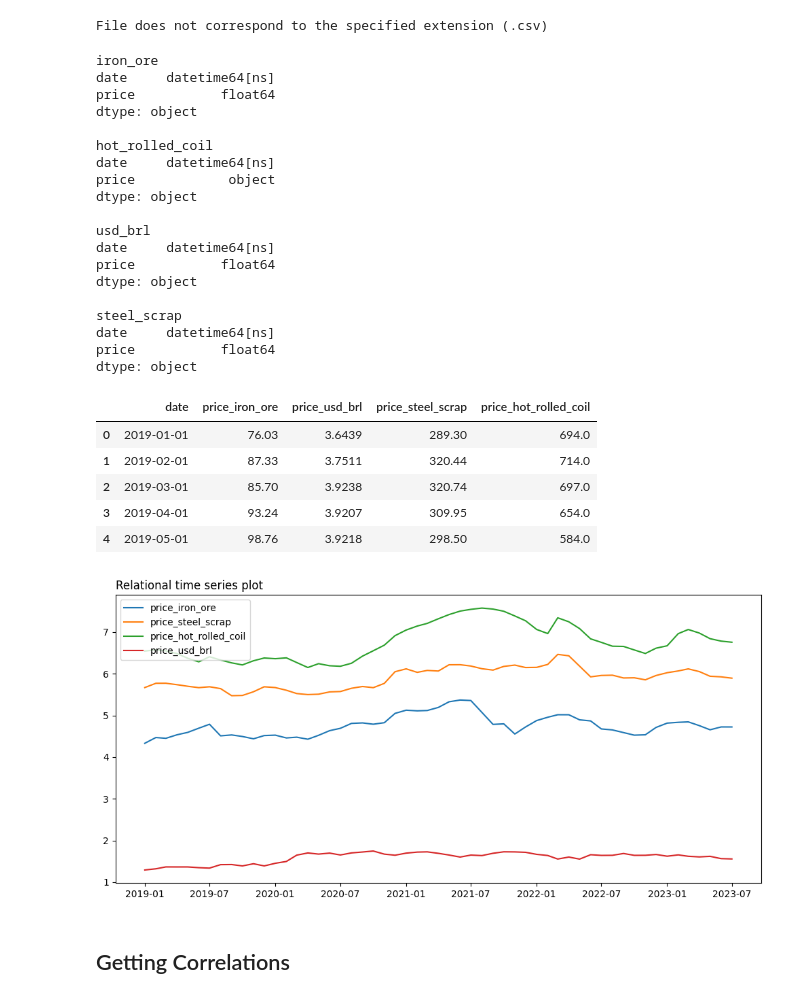
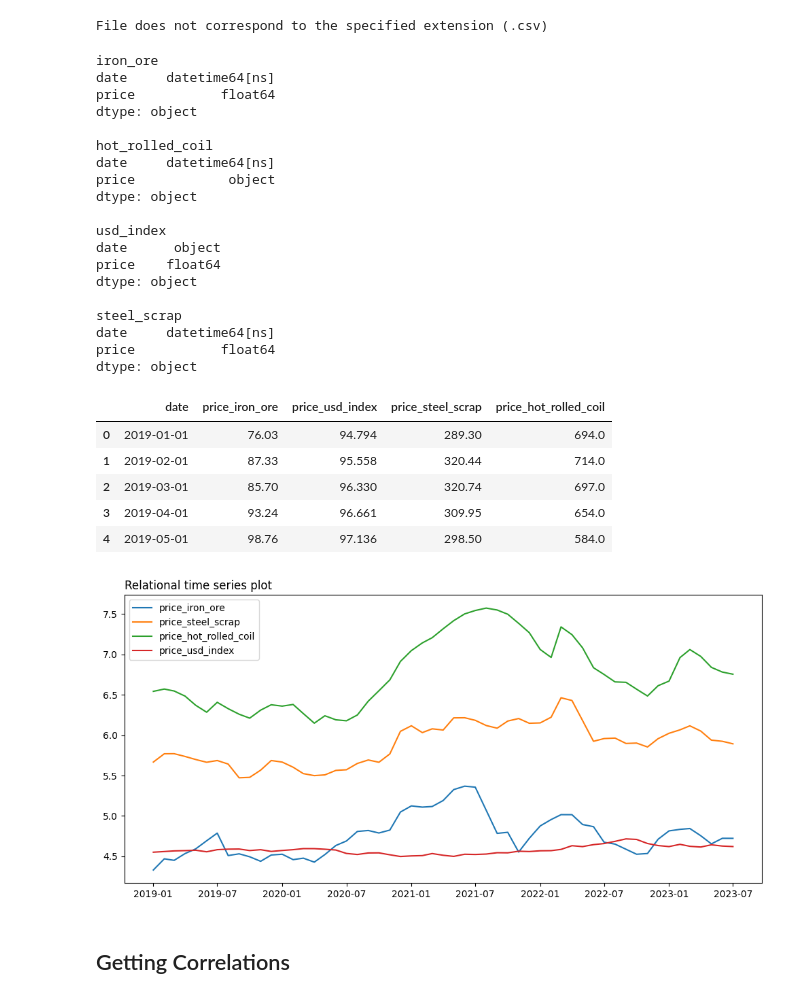
Before and after one commit to ViniAndrade10/Hot_Rolled_Coil_Price_Prediction, a Jupyter notebook: notebooks/Hot_Rolled_Coil_Price_Prediction.ipynb, the cells around one changed output. Drawn from its saved outputs; the diff is of its cells as text; code cells hidden in the pictures.

```diff
--- a/notebooks/Hot_Rolled_Coil_Price_Prediction.ipynb
+++ b/notebooks/Hot_Rolled_Coil_Price_Prediction.ipynb
@@ -30,7 +36,7 @@ File does not correspond to the specified extension (.csv)
 # %%
 dataframes["iron_ore"] = dataframes.pop("Iron ore fines 62% Fe CFR Futures Historical Data")
 dataframes["hot_rolled_coil"] = dataframes.pop("US Midwest Domestic Hot-Rolled Coil Steel Futures Historical Data")
-dataframes["usd_brl"] = dataframes.pop("USD_BRL Historical Data")
+dataframes["usd_index"] = dataframes.pop("US Dollar Index Futures Historical Data")
 dataframes["steel_scrap"] = dataframes.pop("Steel Scrap Futures Historical Data")
 # %%
 def stock_market_treatment(dictionary:dict):
@@ -62,9 +71,9 @@ date     datetime64[ns]
 price            object
 dtype: object
 
-usd_brl
-date     datetime64[ns]
-price           float64
+usd_index
+date      object
+price    float64
 dtype: object
 
 steel_scrap
@@ -88,25 +97,25 @@ for key, _ in dataframes.items():
 df_completo = df_completo.iloc[:, [0, 1, 5, 7, 3]]
 df_completo.head()
 # %% [output]
-|  | date | price_iron_ore | price_usd_brl | price_steel_scrap | price_hot_rolled_coil |
-| 0 | 2019-01-01 | 76.03 | 3.6439 | 289.30 | 694.0 |
-| 1 | 2019-02-01 | 87.33 | 3.7511 | 320.44 | 714.0 |
-| 2 | 2019-03-01 | 85.70 | 3.9238 | 320.74 | 697.0 |
-| 3 | 2019-04-01 | 93.24 | 3.9207 | 309.95 | 654.0 |
-| 4 | 2019-05-01 | 98.76 | 3.9218 | 298.50 | 584.0 |
+|  | date | price_iron_ore | price_usd_index | price_steel_scrap | price_hot_rolled_coil |
+| 0 | 2019-01-01 | 76.03 | 94.794 | 289.30 | 694.0 |
+| 1 | 2019-02-01 | 87.33 | 95.558 | 320.44 | 714.0 |
+| 2 | 2019-03-01 | 85.70 | 96.330 | 320.74 | 697.0 |
+| 3 | 2019-04-01 | 93.24 | 96.661 | 309.95 | 654.0 |
+| 4 | 2019-05-01 | 98.76 | 97.136 | 298.50 | 584.0 |
 # %%
 date = df_completo["date"]
 plt.figure(figsize=(10, 5))
 plt.plot(date, np.log(df_completo["price_iron_ore"]))
 plt.plot(date, np.log(df_completo["price_steel_scrap"]))
 plt.plot(date, np.log(df_completo["price_hot_rolled_coil"]))
-plt.plot(date, np.log(df_completo["price_usd_brl"]))
+plt.plot(date, np.log(df_completo["price_usd_index"]))
 plt.title("Relational time series plot", loc="left")
-plt.legend(["price_iron_ore", "price_steel_scrap", "price_hot_rolled_coil", "price_usd_brl"])
+plt.legend(["price_iron_ore", "price_steel_scrap", "price_hot_rolled_coil", "price_usd_index"])
 plt.tight_layout()
 plt.show()
 # %% [output]
-[figure, old version]
+[figure, new version]
 # %% [markdown]
 ## Getting Correlations
 # %%
```
Also changed, not shown: parts of 30 cells of this notebook.
